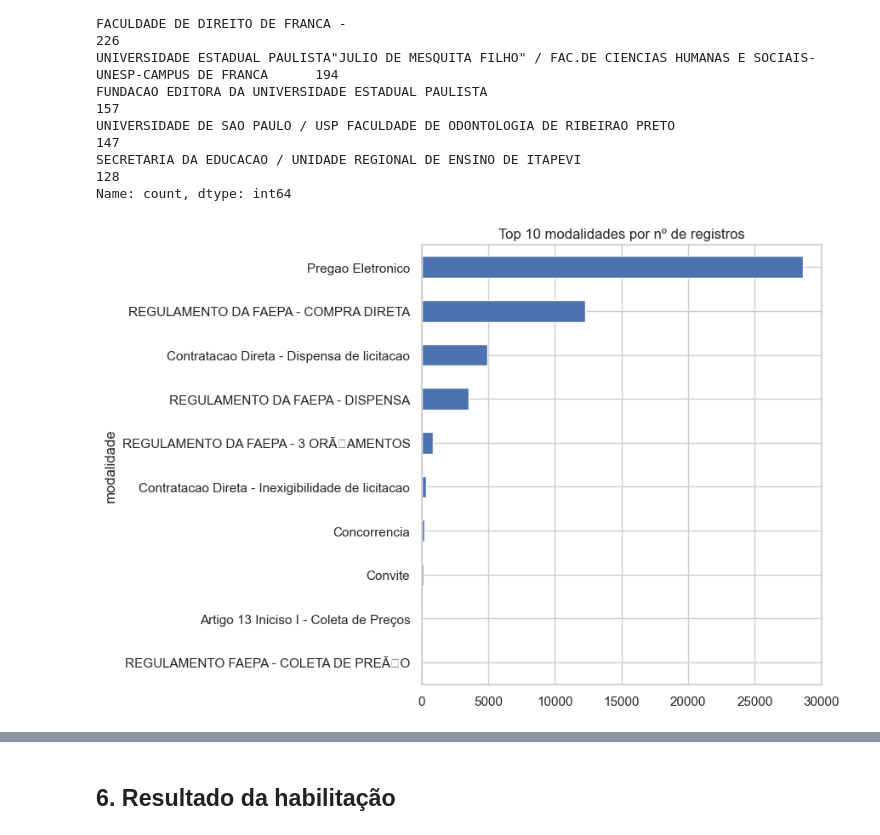
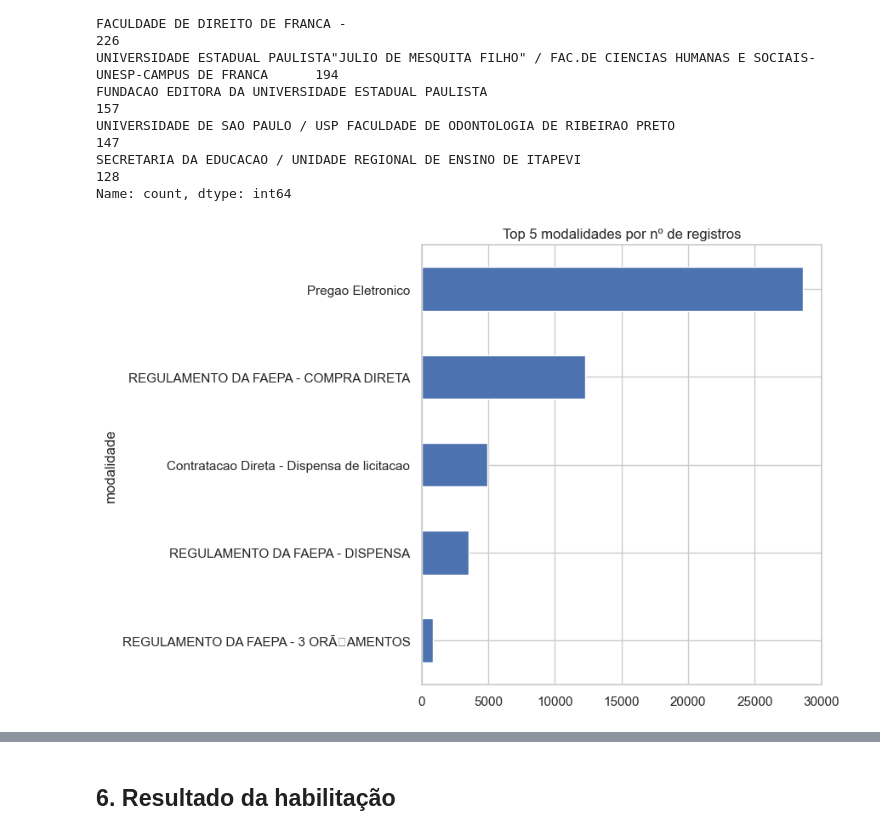
Before and after one commit to Giovanilucass/Anomaly-detection-in-public-procurements, a Jupyter notebook: analise_exploratoria_licitacoes.ipynb, the cells around one changed output, grey strips where cells are left out. Cells and saved outputs as stored; diff of their text form; code cells hidden in the pictures.

```diff
--- a/analise_exploratoria_licitacoes.ipynb
+++ b/analise_exploratoria_licitacoes.ipynb
@@ -268,13 +268,13 @@ UNIVERSIDADE DE SAO PAULO / USP FACULDADE DE ODONTOLOGIA DE RIBEIRAO PRETO
 SECRETARIA DA EDUCACAO / UNIDADE REGIONAL DE ENSINO DE ITAPEVI                                                          128
 Name: count, dtype: int64
 # %%
-top_modalidades = df["modalidade"].value_counts().head(10)
+top_modalidades = df["modalidade"].value_counts().head(5)
 top_modalidades.plot(kind="barh", figsize=(9, 6))
-plt.title("Top 10 modalidades por nº de registros")
+plt.title("Top 5 modalidades por nº de registros")
 plt.gca().invert_yaxis()
 plt.tight_layout()
 plt.show()
 top_modalidades
 # %% [output]
-[figure, old version]
+[figure, new version]
 modalidade
```
Also changed, not shown: parts of 5 cells of this notebook, 3 other files.
